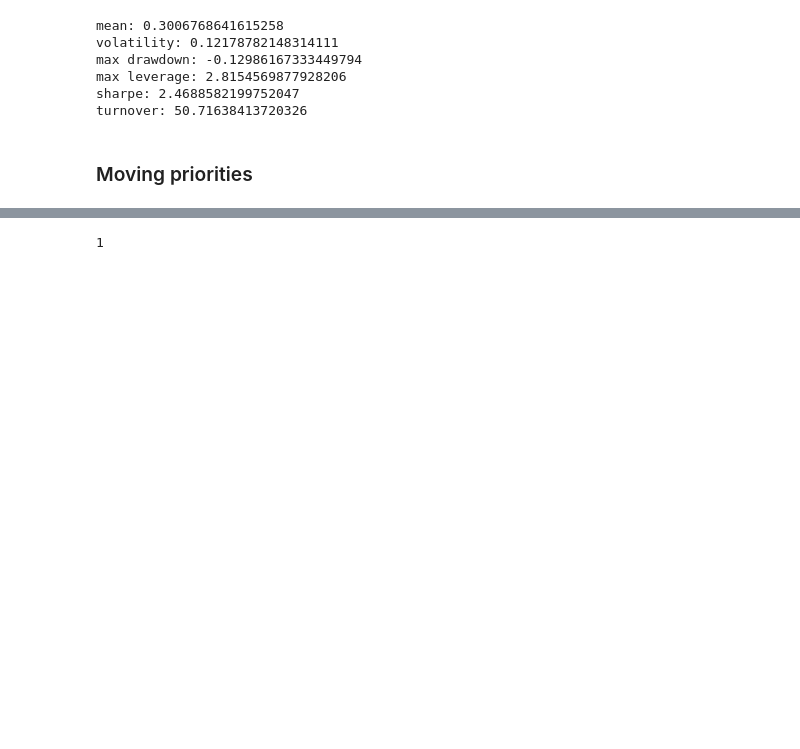
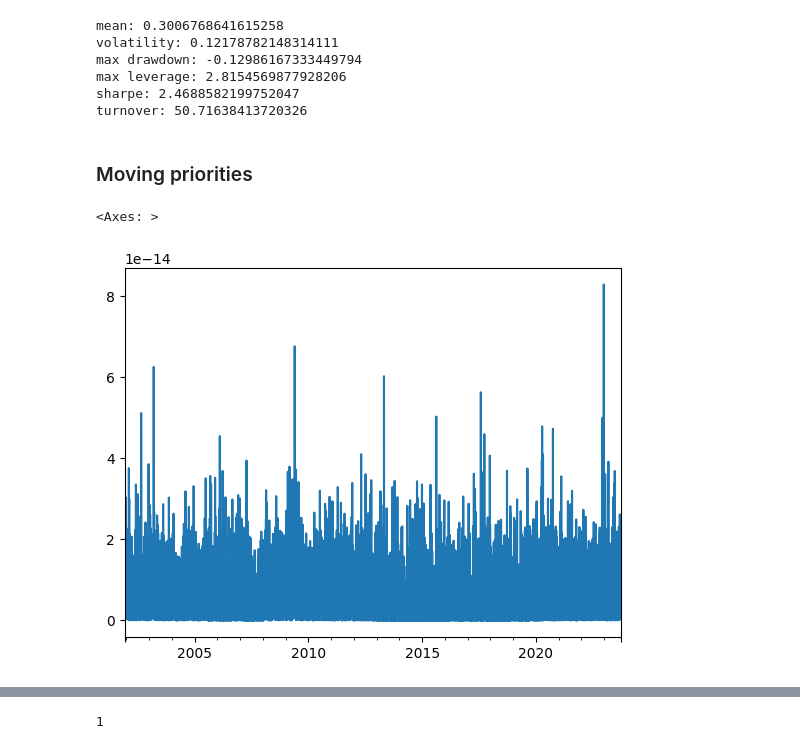
Before and after one commit to cvxgrp/markowitz-reference, a Jupyter notebook: experiments/playground.ipynb, the cells around one changed output, grey strips where cells are left out. Drawn from its saved outputs; the diff is of its cells as text; code cells hidden in the pictures; blank space fills up the shorter version.

```diff
--- a/experiments/playground.ipynb
+++ b/experiments/playground.ipynb
@@ -284,21 +281,21 @@ Problem status:  None
 gamma_zeros = pd.Series(np.zeros(len(prices)), index=prices.index)
 
 hyperparameters = HyperParameters(
-    0, 0, gamma_zeros, gamma_zeros, gamma_zeros + 5
+    1, 1, gamma_zeros, gamma_zeros, gamma_zeros
 )
 
 targets = Targets(
     T_target=0,
     L_target=0,
-    risk_target=0.1/np.sqrt(252),
+    risk_target=0,
 )
 limits = Limits(
-    T_max=1e3,
+    T_max=50/252,
     L_max=1.6,
-    risk_max=1e3,
+    risk_max=0.1/np.sqrt(252),
 )
 
-results_hard_weight, duals_hard_weight = run_markowitz(
+results_hard, duals_hard = run_markowitz(
             full_markowitz,
             prices,
             spread,
@@ -511,6 +493,11 @@ sharpe: 2.4688582199752047
 turnover: 50.71638413720326
 # %% [markdown]
 ### Moving priorities
+# %%
+duals_hard.Risk.plot()
+# %% [output]
+<Axes: >
+[figure, added]
 # %%
 gamma_turns = duals_hard.Turnover.ffill().rolling(100, min_periods=1).quantile(0.5)
 gamma_leverages = duals_hard.Leverage.ffill().rolling(100, min_periods=1).quantile(0.8)
```
Also changed, not shown: parts of 16 cells of this notebook, 2 other files.
